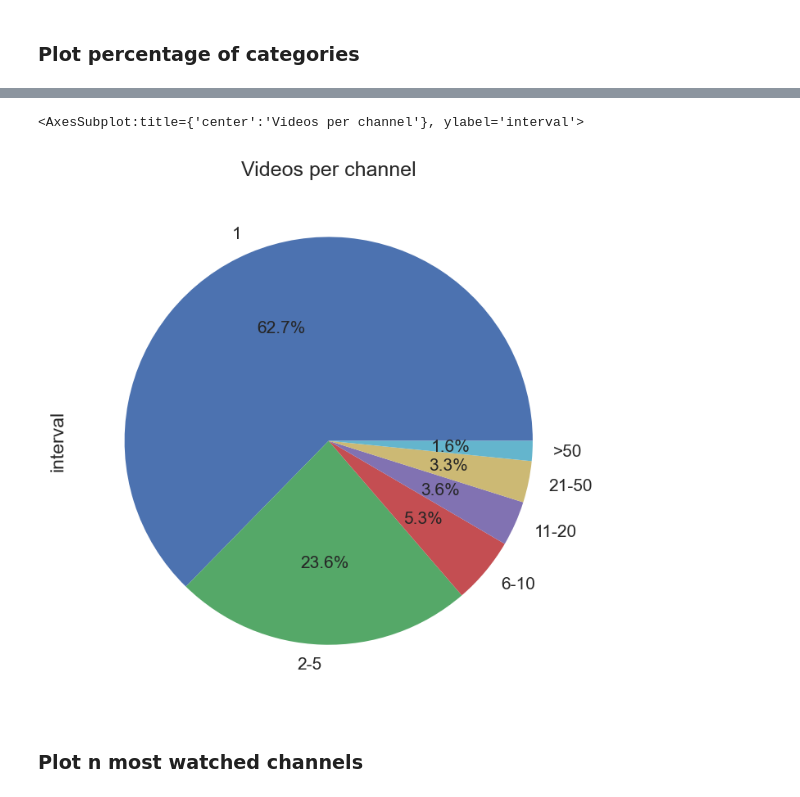
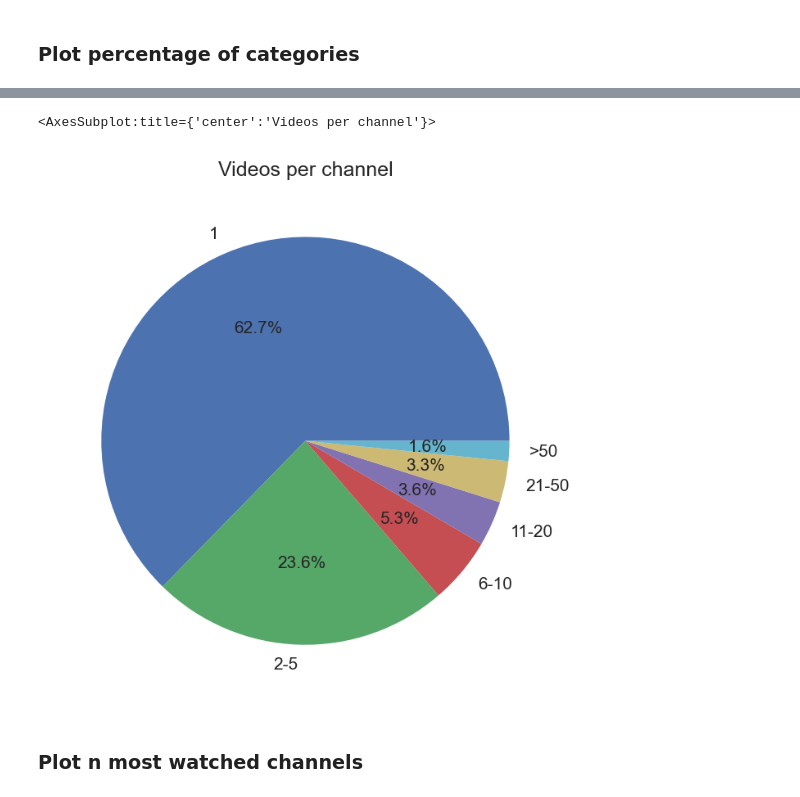
Before and after one commit to SanAntonik/yt_activity_analysis, a Jupyter notebook: explore.ipynb, the cells around one changed output, grey strips where cells are left out. Cells and saved outputs as stored; diff of their text form; code cells hidden in the pictures.

Commit message:
Sligtly improve how you get videos per channel categories

```diff
--- a/explore.ipynb
+++ b/explore.ipynb
@@ -96,7 +96,8 @@ bins = [0, 1, 5, 10, 20, 50, np.inf]
 names = ['1', '2-5', '6-10', '11-20', '21-50', ">50"]
 
 intervals = pd.cut(counts, bins, labels=names)
-
-df2 = pd.DataFrame({"video_count": counts, "interval": intervals})
-df2
+# Use reindex here, so values get ordered by labels not count
+videos_per_interval_count = intervals.value_counts().reindex(names)
+videos_per_interval_percentage = videos_per_interval_count/len(intervals)
+videos_per_interval_count, videos_per_interval_percentage
 # %% [output]
@@ -131,8 +120,10 @@ Name: interval, dtype: float64
 # %%
-percentage.plot.pie(autopct='%1.1f%%', title="Videos per channel")
+videos_per_interval_percentage.plot.pie(autopct='%1.1f%%',
+                                        title="Videos per channel",
+                                        ylabel="")
 # %% [output]
-<AxesSubplot:title={'center':'Videos per channel'}, ylabel='interval'>
+<AxesSubplot:title={'center':'Videos per channel'}>
-[figure, old version]
+[figure, new version]
 # %% [markdown]
 ### Plot n most watched channels
 # %%
```
Also changed, not shown: parts of 7 cells of this notebook.
